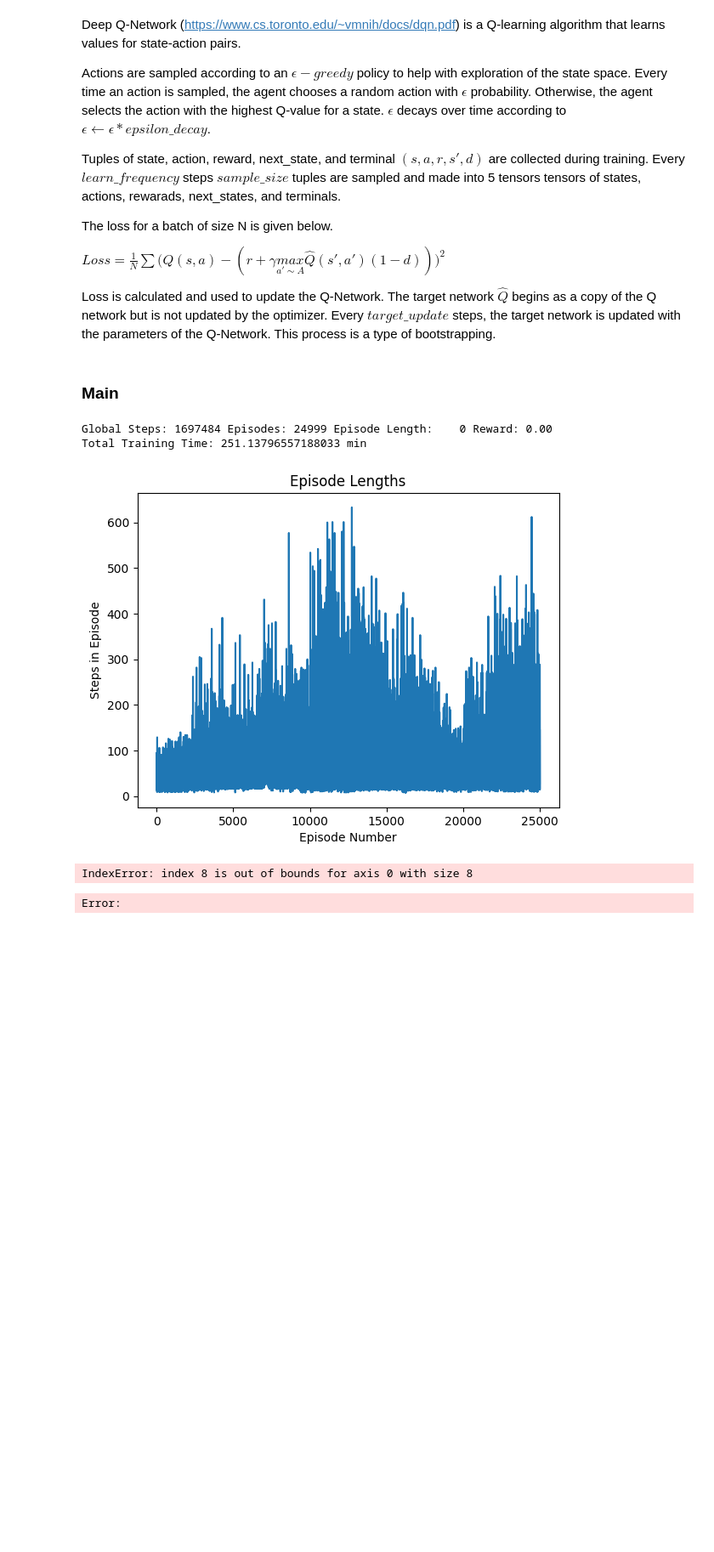
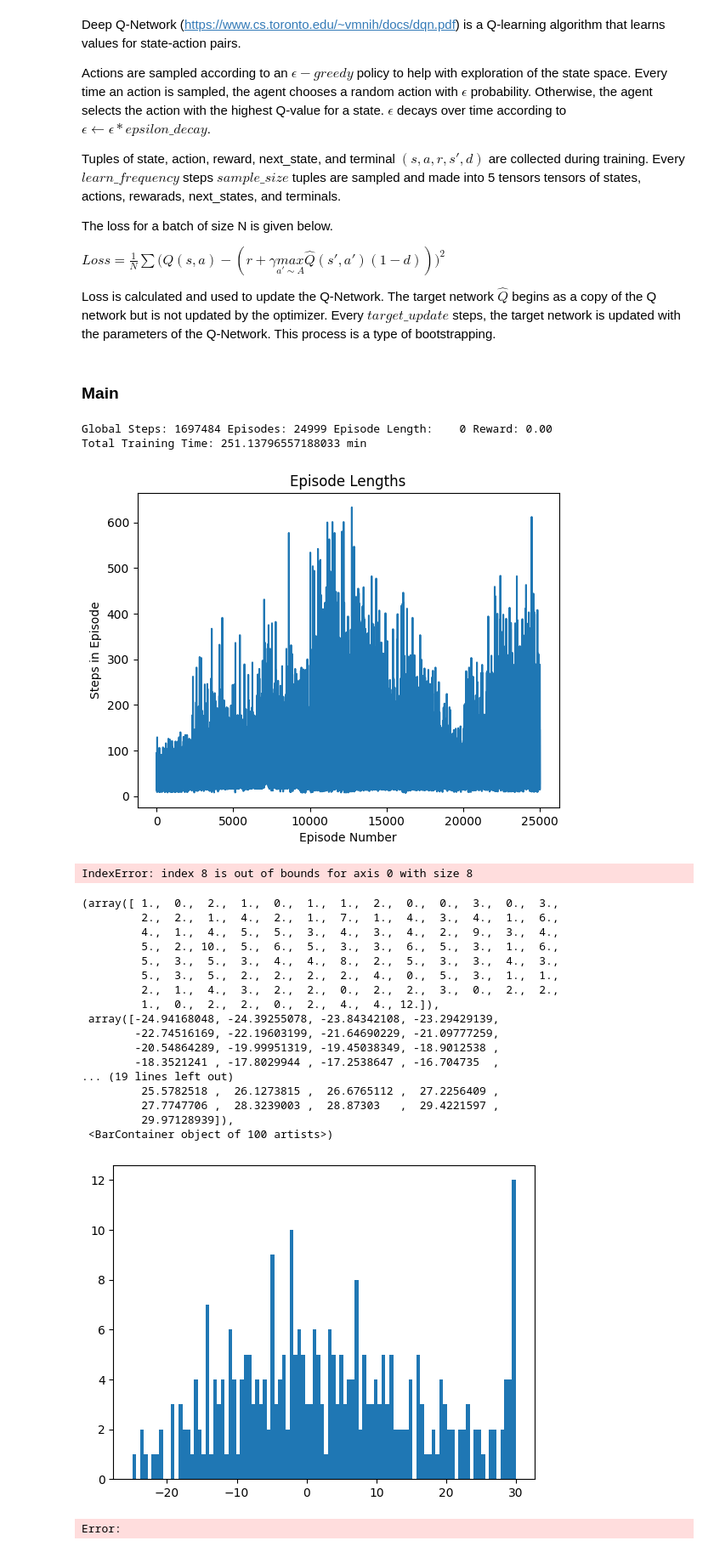
Before and after one commit to curtiscjohnson/self-driving-cars, a Jupyter notebook: DeepRL.ipynb, the cells around one changed output. Shown at 85% size. Cells and saved outputs as stored; diff of their text form; code cells hidden in the pictures; blank space fills up the shorter version.

Commit message:
added postprocess smoothing on actions

```diff
--- a/DeepRL.ipynb
+++ b/DeepRL.ipynb
@@ -181,8 +181,9 @@ class TrainingStats():
 
 
 
-def validate_model(trained_model, action_space, pause_time=0.001, val_episodes=100, display=False):
+def validate_model(trained_model, action_space, pause_time=0.001, val_episodes=2, display=False):
     episode_lengths = []
+    action_hist = []
 
     for val_episode in range(1, val_episodes):
         # Reset environment
@@ -192,23 +193,33 @@ def validate_model(trained_model, action_space, pause_time=0.001, val_episodes=1
         done = False
         episode_length = 0
         angle = 0
+        prev_steer = 0
+        alpha = .25
 
         # Begin episode
+        # while not done:
         while True:
             with torch.no_grad():
                 action_idx = trained_model(frame).max(1)[1].view(1, 1)
 
-            if action_idx == 0:
-                angle -= 2
-            else:
-                angle += 2
 
-            if np.abs(angle) >= 30:
-                angle = np.sign(angle) * 30
+
+            # if action_idx == 0:
+            #     angle -= 2
+            # else:
+            #     angle += 2
+
+            # if np.abs(angle) >= 30:
+            #     angle = np.si
+            # elsegn(angle) * 30
 
             # Take step
             # observation, reward, done = sim.step(steer=angle, speed=1.5, display=display, validate=False)
-            observation, reward, done = sim.step(steer=action_space[action_idx], speed=1.2, display=display, validate=False)
+            steer = action_space[action_idx]
+            smoothed_steer = alpha * steer + (1-alpha) * prev_steer
+            observation, reward, done = sim.step(steer=smoothed_steer, speed=1.2, display=display, validate=False)
+            action_hist.append(smoothed_steer)
+            prev_steer = smoothed_steer
 
             next_frame = torch.tensor(observation, dtype=torch.float32).unsqueeze(0).cuda()
 
@@ -219,7 +230,8 @@ def validate_model(trained_model, action_space, pause_time=0.001, val_episodes=1
         episode_lengths.append(episode_length)
         episode_length = 0
 
-    plt.plot(episode_lengths)
+    # plt.plot(episode_lengths)
+    return action_hist
 # %%
 def get_action_dqn(network, frame, epsilon, epsilon_decay, action_size, global_steps, REPLAY_SIZE):
   """Select action according to e-greedy policy and decay epsilon
@@ -371,10 +383,32 @@ Total Training Time: 251.13796557188033 min
 action_space = [-30, 30]
 model = load_model(len(action_space), './rl_models/working_2actmodel.pt')
 
+action_hist = validate_model(model, action_space, pause_time=0.001, display=True)
 
-validate_model(model, action_space, pause_time=0.001, display=True)
+plt.plot(action_hist)
 # %% [output]
 IndexError: index 8 is out of bounds for axis 0 with size 8
+# %%
+plt.hist(action_hist, bins=100)
+# %% [output]
+(array([ 1.,  0.,  2.,  1.,  0.,  1.,  1.,  2.,  0.,  0.,  3.,  0.,  3.,
+         2.,  2.,  1.,  4.,  2.,  1.,  7.,  1.,  4.,  3.,  4.,  1.,  6.,
+         4.,  1.,  4.,  5.,  5.,  3.,  4.,  3.,  4.,  2.,  9.,  3.,  4.,
+         5.,  2., 10.,  5.,  6.,  5.,  3.,  3.,  6.,  5.,  3.,  1.,  6.,
+         5.,  3.,  5.,  3.,  4.,  4.,  8.,  2.,  5.,  3.,  3.,  4.,  3.,
+         5.,  3.,  5.,  2.,  2.,  2.,  2.,  4.,  0.,  5.,  3.,  1.,  1.,
+         2.,  1.,  4.,  3.,  2.,  2.,  0.,  2.,  2.,  3.,  0.,  2.,  2.,
+         1.,  0.,  2.,  2.,  0.,  2.,  4.,  4., 12.]),
+ array([-24.94168048, -24.39255078, -23.84342108, -23.29429139,
+        -22.74516169, -22.19603199, -21.64690229, -21.09777259,
+        -20.54864289, -19.99951319, -19.45038349, -18.9012538 ,
+        -18.3521241 , -17.8029944 , -17.2538647 , -16.704735  ,
+... (19 lines left out)
+         25.5782518 ,  26.1273815 ,  26.6765112 ,  27.2256409 ,
+         27.7747706 ,  28.3239003 ,  28.87303   ,  29.4221597 ,
+         29.97128939]),
+ <BarContainer object of 100 artists>)
+[figure, added]
 # %%
 """
 Next Steps:
```
